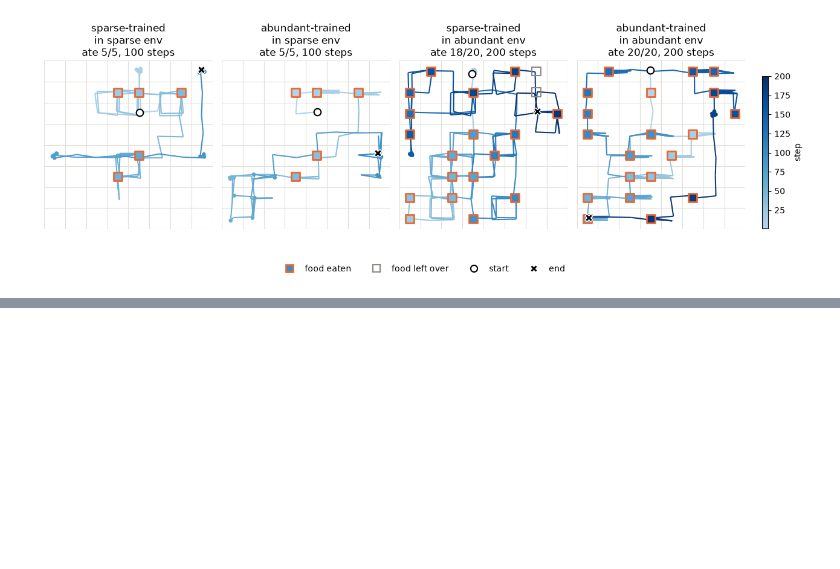
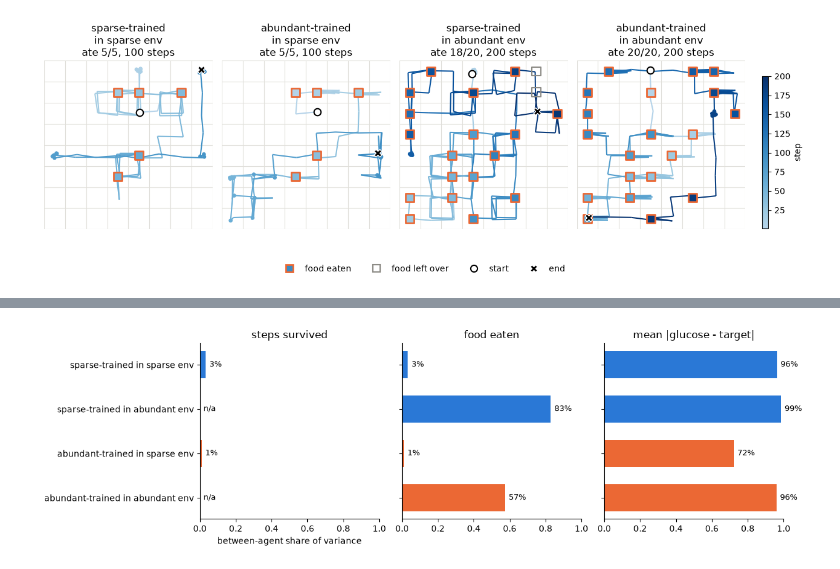
Before and after one commit to JuanMendez163/embodied_organs, a Jupyter notebook: notebooks/qlearning.ipynb, the cells around one changed output, grey strips where cells are left out. Saved outputs shown, nothing was run; the diff lists cells and outputs as text; code cells hidden in the pictures; blank space fills up the shorter version.

```diff
--- a/notebooks/qlearning.ipynb
+++ b/notebooks/qlearning.ipynb
@@ -198,0 +254,9 @@ plot_episode_maps(example_trajs, EVAL_ENV_PARAMS["abundant"], fname=f"{PLOT_DIR}
+# %%
+partitions, partition_colors = {}, {}
+for (g_label, e_label), evals_ in agent_evals.items():
+    cond = f"{g_label} in {e_label} env"
+    partitions[cond] = variance_partition(evals_, VAR_ENV_PARAMS[e_label])
+    partition_colors[cond] = GROUP_COLORS[g_label]
+plot_variance_partition(partitions, partition_colors, fname=f"{PLOT_DIR}/agents_variance_partition.png")
+# %% [output]
+[figure, added]
```
Also changed, not shown: parts of 20 cells of this notebook, 1 other file.
